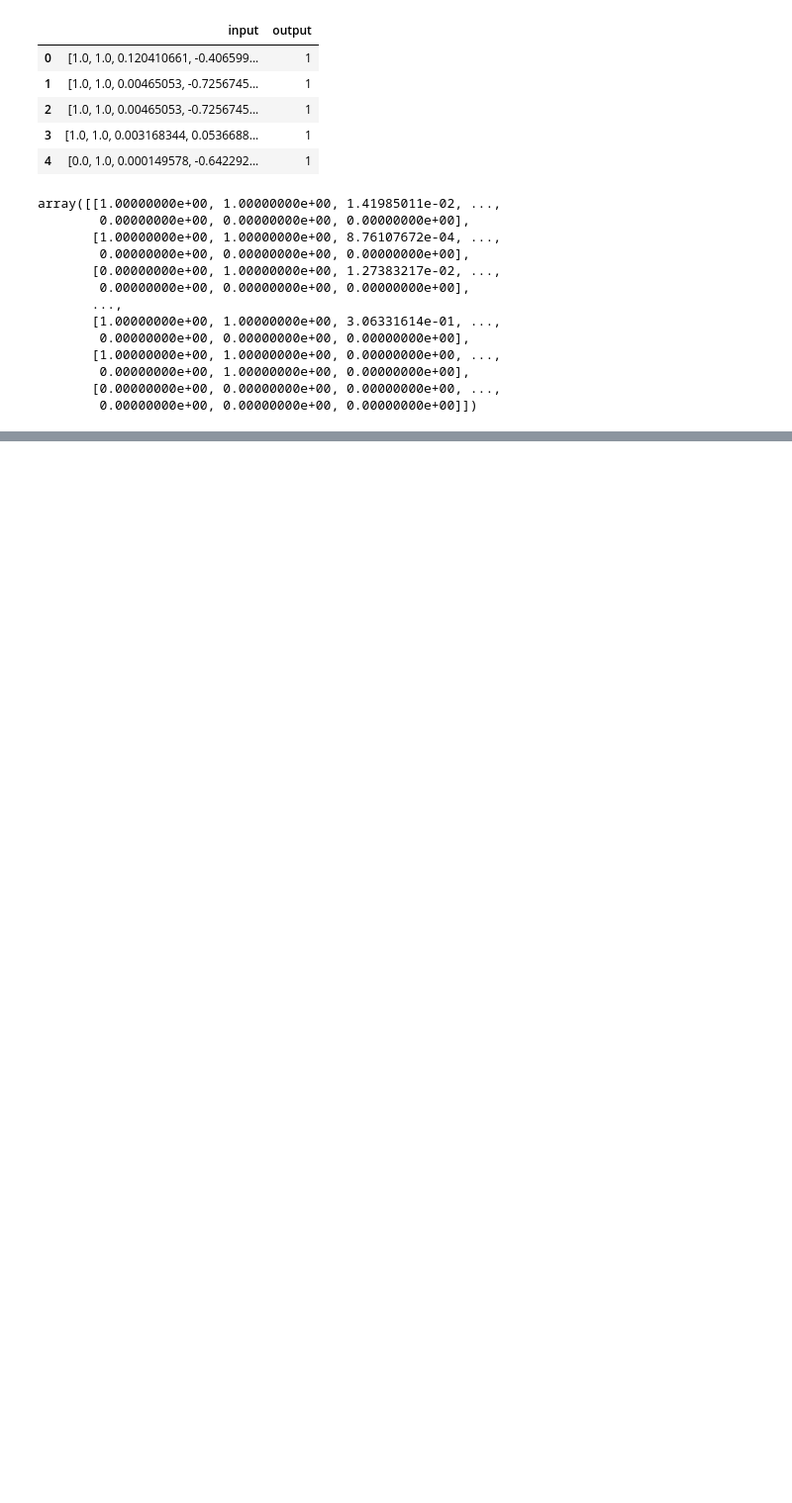
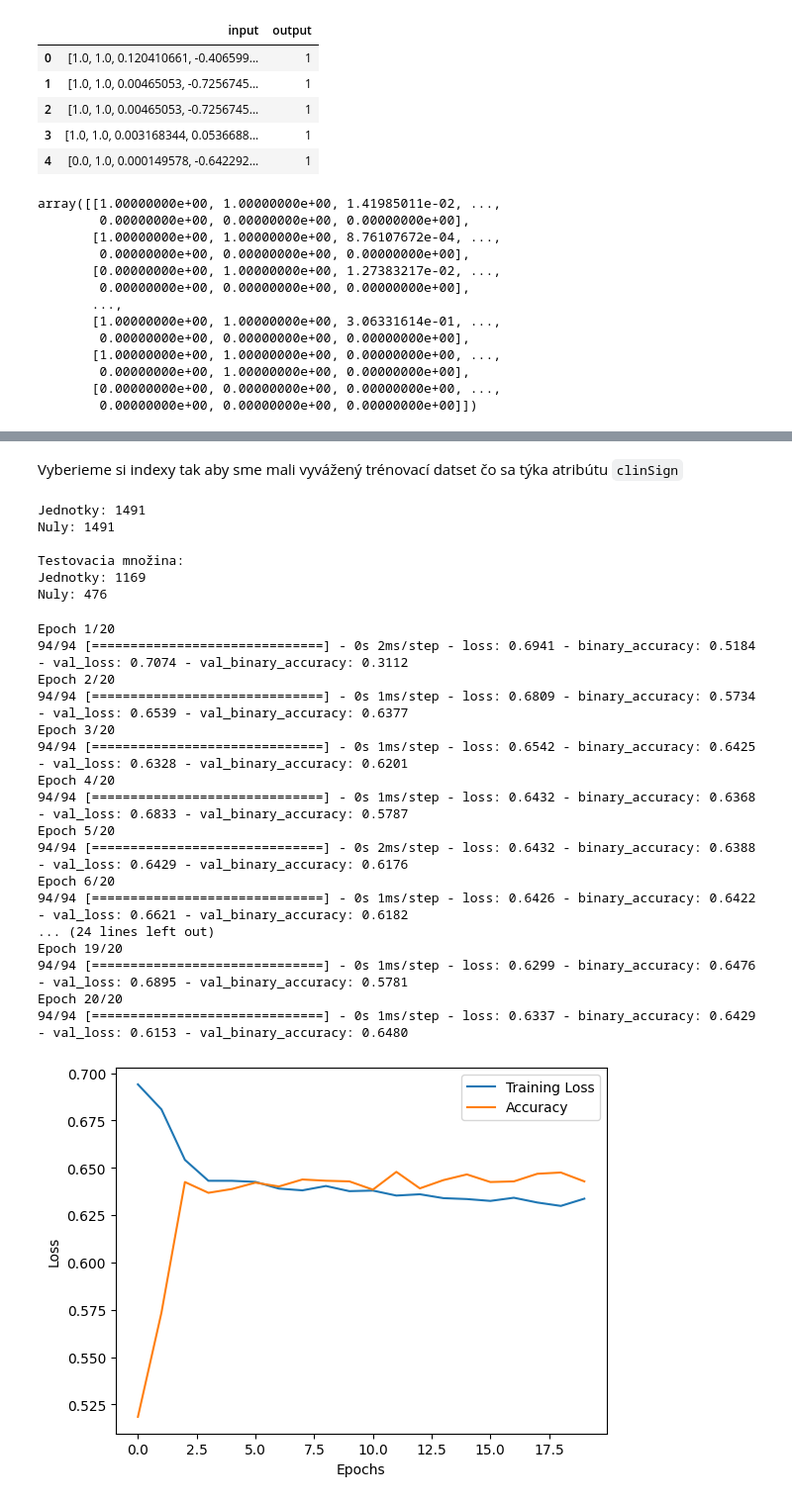
Before and after one commit to MishaMalinov/copy-number-variants, a Jupyter notebook: script.ipynb, the cells around one changed output, grey strips where cells are left out. Shown at 99% size. Cells and saved outputs as stored; diff of their text form; code cells hidden in the pictures; blank space fills up the shorter version.

Commit message:
guide how not to create biased bodel from biased data

```diff
--- a/script.ipynb
+++ b/script.ipynb
@@ -113,0 +137,3 @@ accuracy_score(list(map(lambda x: round(x[0]),model.predict(x_train))), y_train)
+# %%
+zeros_indices = np.where(y_train == 0)[0]
+ones_indices = np.where(y_train == 1)[0]
@@ -113,0 +163,76 @@ accuracy_score(list(map(lambda x: round(x[0]),model.predict(x_train))), y_train)
+# %% [markdown]
+Vyberieme si indexy tak aby sme mali vyvážený trénovací datset čo sa týka atribútu `clinSign`
+# %%
+# Find the smaller count to balance the dataset
+n_samples = min(len(zeros_indices), len(ones_indices))
+
+# Randomly select n_samples from each class
+np.random.seed(42)  # For reproducibility
+selected_zeros_indices = np.random.choice(zeros_indices, n_samples, replace=False)
+selected_ones_indices = np.random.choice(ones_indices, n_samples, replace=False)
+
+# Combine and shuffle the indices
+balanced_indices = np.concatenate([selected_zeros_indices, selected_ones_indices])
+np.random.shuffle(balanced_indices)
+
+# Create balanced training sets
+x_train_balanced = x_train[balanced_indices]
+y_train_balanced = y_train[balanced_indices]
+
+# Scaling the features
+mms = MinMaxScaler()
+x_train_balanced = mms.fit_transform(x_train_balanced)
+x_test = mms.transform(x_test)
+# %%
+ones = (y_train_balanced == 1).sum()
+zeros = (y_train_balanced == 0).sum()
+print('Jednotky:', ones, '\nNuly:', zeros)
+
+
+ones = (y_test == 1).sum()
+zeros = (y_test == 0).sum()
+print('\nTestovacia množina:\nJednotky:', ones, '\nNuly:', zeros)
+# %% [output]
+Jednotky: 1491
+Nuly: 1491
+
+Testovacia množina:
+Jednotky: 1169
+Nuly: 476
+# %%
+# Compile the model
+model_balanced = tf.keras.Sequential([
+    Dense(16, input_dim=10, activation='relu'),
+    Dense(64, activation='sigmoid'),
+    Dense(16, activation='relu'),
+    Dense(1, activation='sigmoid')
+])
+model_balanced.compile(loss=BinaryCrossentropy(), optimizer="adam", metrics=[BinaryAccuracy()])
+
+history = model_balanced.fit(x_train_balanced, y_train_balanced, epochs=20, batch_size=32, validation_data=(x_test, y_test))
+
+plt.plot(history.history['loss'], label='Training Loss')
+plt.plot(history.history['binary_accuracy'], label='Accuracy')
+plt.xlabel('Epochs')
+plt.ylabel('Loss')
+plt.legend()
+plt.show()
+# %% [output]
+Epoch 1/20
+94/94 [==============================] - 0s 2ms/step - loss: 0.6941 - binary_accuracy: 0.5184 - val_loss: 0.7074 - val_binary_accuracy: 0.3112
+Epoch 2/20
+94/94 [==============================] - 0s 1ms/step - loss: 0.6809 - binary_accuracy: 0.5734 - val_loss: 0.6539 - val_binary_accuracy: 0.6377
+Epoch 3/20
+94/94 [==============================] - 0s 1ms/step - loss: 0.6542 - binary_accuracy: 0.6425 - val_loss: 0.6328 - val_binary_accuracy: 0.6201
+Epoch 4/20
+94/94 [==============================] - 0s 1ms/step - loss: 0.6432 - binary_accuracy: 0.6368 - val_loss: 0.6833 - val_binary_accuracy: 0.5787
+Epoch 5/20
+94/94 [==============================] - 0s 2ms/step - loss: 0.6432 - binary_accuracy: 0.6388 - val_loss: 0.6429 - val_binary_accuracy: 0.6176
+Epoch 6/20
+94/94 [==============================] - 0s 1ms/step - loss: 0.6426 - binary_accuracy: 0.6422 - val_loss: 0.6621 - val_binary_accuracy: 0.6182
+... (24 lines left out)
+Epoch 19/20
+94/94 [==============================] - 0s 1ms/step - loss: 0.6299 - binary_accuracy: 0.6476 - val_loss: 0.6895 - val_binary_accuracy: 0.5781
+Epoch 20/20
+94/94 [==============================] - 0s 1ms/step - loss: 0.6337 - binary_accuracy: 0.6429 - val_loss: 0.6153 - val_binary_accuracy: 0.6480
+[figure, added]
```
Also changed, not shown: parts of 16 cells of this notebook.
